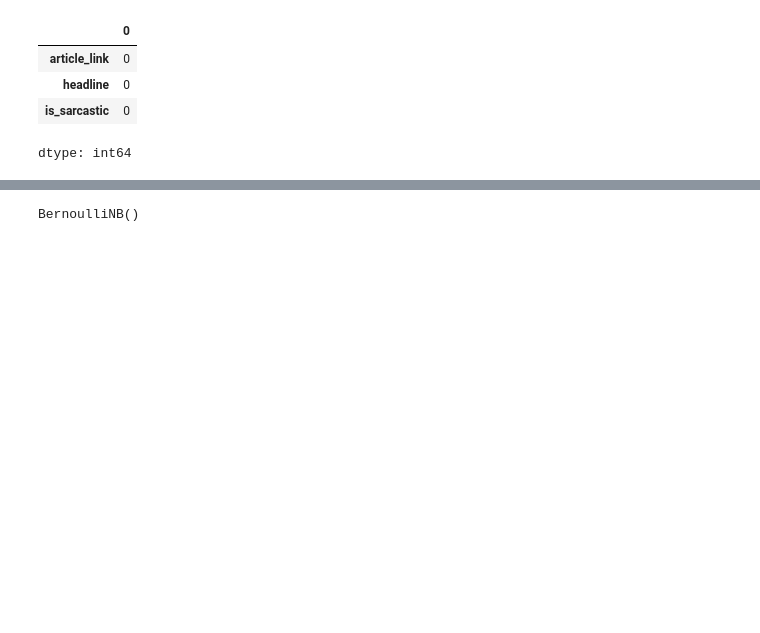
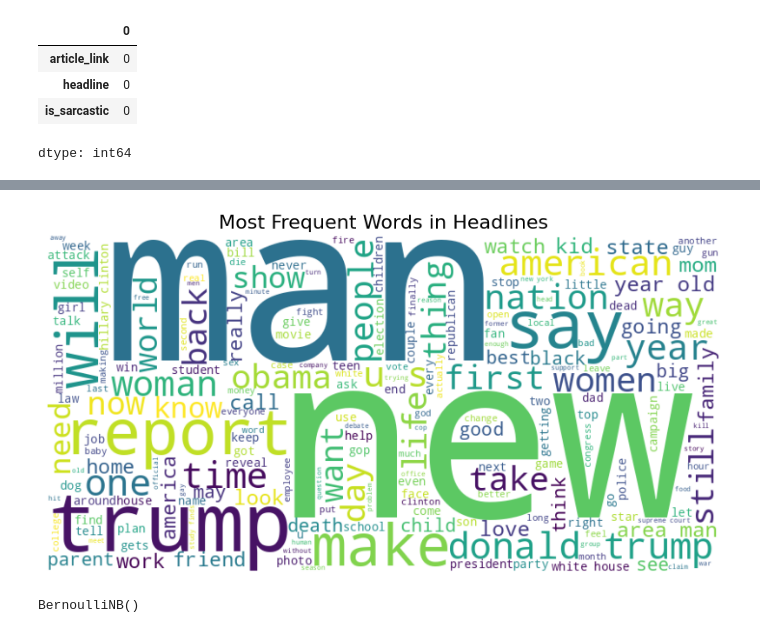
Before and after one commit to csm34/SarcasmDetection, a Jupyter notebook: SarcasmDetection.ipynb, the cells around one changed output, grey strips where cells are left out. Drawn from its saved outputs; the diff is of its cells as text; code cells hidden in the pictures; blank space fills up the shorter version.

```diff
--- a/SarcasmDetection.ipynb
+++ b/SarcasmDetection.ipynb
@@ -82,3 +98,16 @@ dtype: int64
+# %%
+# Generate a word cloud for the headlines
+text = " ".join(df['headline'])
+wordcloud = WordCloud(width=800, height=400, background_color="white").generate(text)
+
+# Display the word cloud
+plt.figure(figsize=(10, 6))
+plt.imshow(wordcloud, interpolation="bilinear")
+plt.axis("off")
+plt.title("Most Frequent Words in Headlines", fontsize=16)
+plt.show()
+# %% [output]
+[figure, added]
 # %%
 df = df[['headline', 'is_sarcastic']]
 # %%
```
Also changed, not shown: parts of 15 cells of this notebook.
